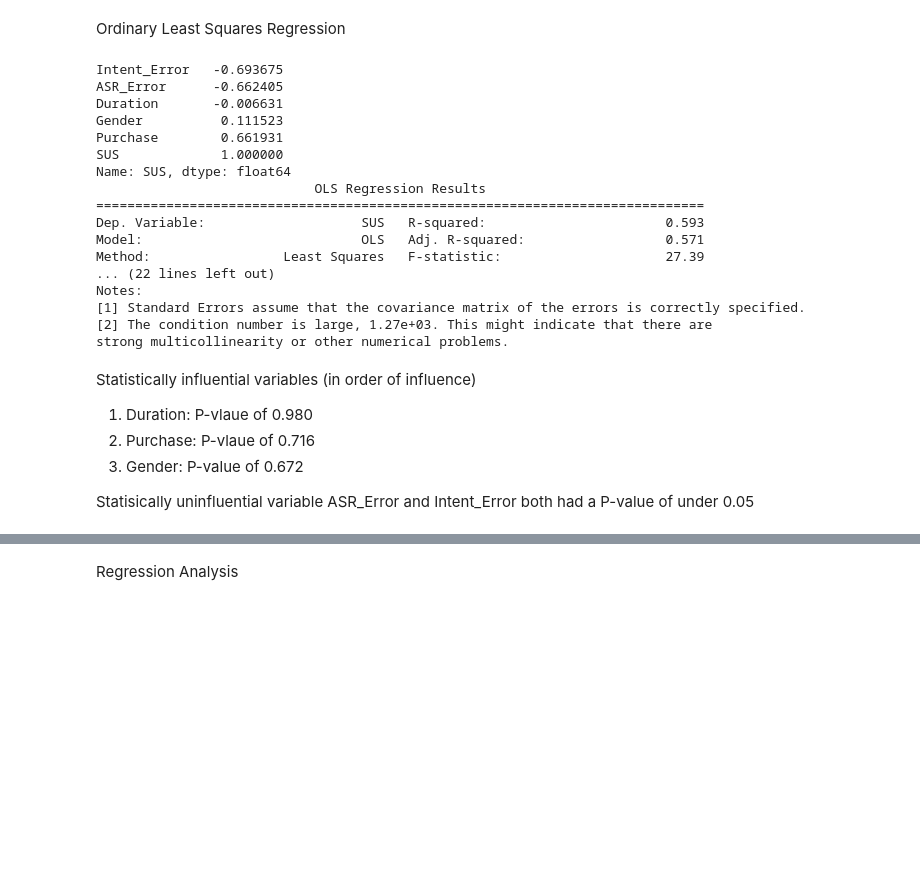
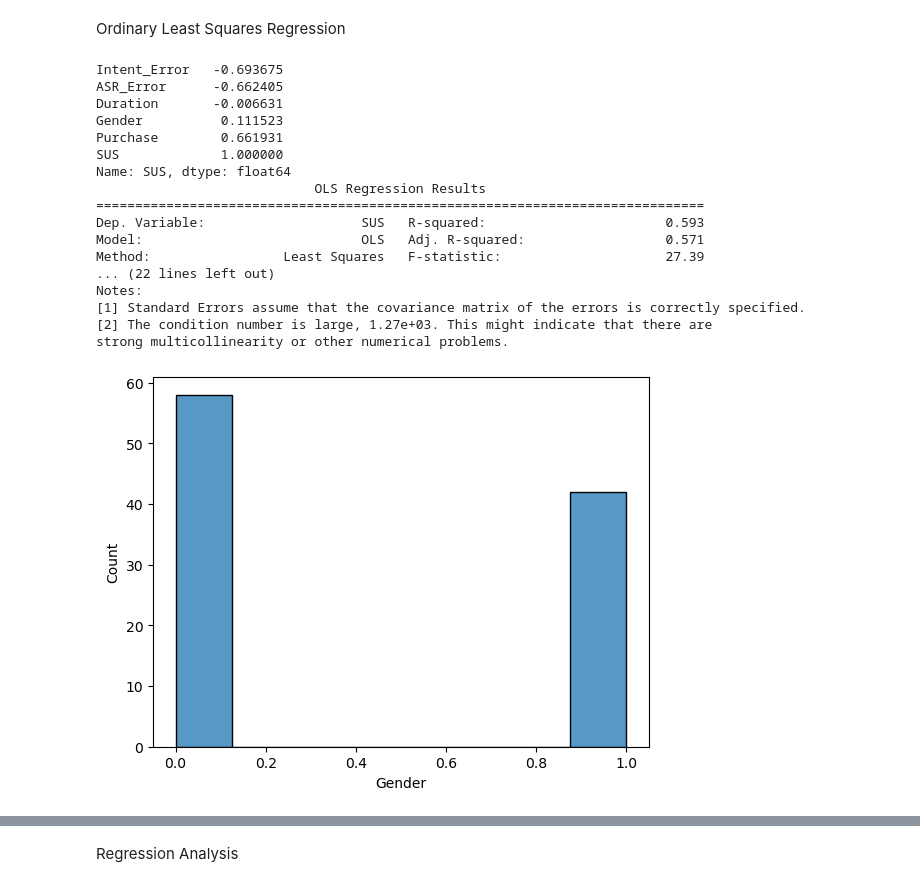
Before and after one commit to alecrothenberg/Multi-Modal-ML-Exercise-1, a Jupyter notebook: Ex-1-Regression.ipynb, the cells around one changed output, grey strips where cells are left out. Drawn from its saved outputs; the diff is of its cells as text; code cells hidden in the pictures; blank space fills up the shorter version.

```diff
--- a/Ex-1-Regression.ipynb
+++ b/Ex-1-Regression.ipynb
@@ -17,38 +17,34 @@ Ordinary Least Squares Regression
 df = pd.read_csv('dataUsed/data.csv')
 df = df.loc[:, ~df.columns.str.contains('^Unnamed')] # removes unamed column (https://stackoverflow.com/questions/43983622/remove-unnamed-columns-in-pandas-dataframe)
 
 print(df.corr(method='pearson')['SUS'].sort_values()) # display pearson coefficient
 
 x = df.drop(columns='SUS')
 y = df['SUS']
 
 x = sm.add_constant(x) # add intercept
 regressionModel = sm.OLS(y,x).fit()
 
 print(regressionModel.summary())
+
+sns.histplot(data=df['Gender'], palette='bright')
+plt.show()
 # %% [output]
 Intent_Error   -0.693675
 ASR_Error      -0.662405
 Duration       -0.006631
 Gender          0.111523
 Purchase        0.661931
 SUS             1.000000
 Name: SUS, dtype: float64
                             OLS Regression Results
 ==============================================================================
 Dep. Variable:                    SUS   R-squared:                       0.593
 Model:                            OLS   Adj. R-squared:                  0.571
 Method:                 Least Squares   F-statistic:                     27.39
 ... (22 lines left out)
 Notes:
 [1] Standard Errors assume that the covariance matrix of the errors is correctly specified.
 [2] The condition number is large, 1.27e+03. This might indicate that there are
 strong multicollinearity or other numerical problems.
+[figure, added]
-# %% [markdown]
-Statistically influential variables (in order of influence)
-1. Duration: P-vlaue of 0.980
-2. Purchase: P-vlaue of 0.716
-3. Gender: P-value of 0.672
-
-Statisically uninfluential variable
-ASR_Error and Intent_Error both had a P-value of under 0.05
```
Also changed, not shown: parts of 2 cells of this notebook, 2 other files.
